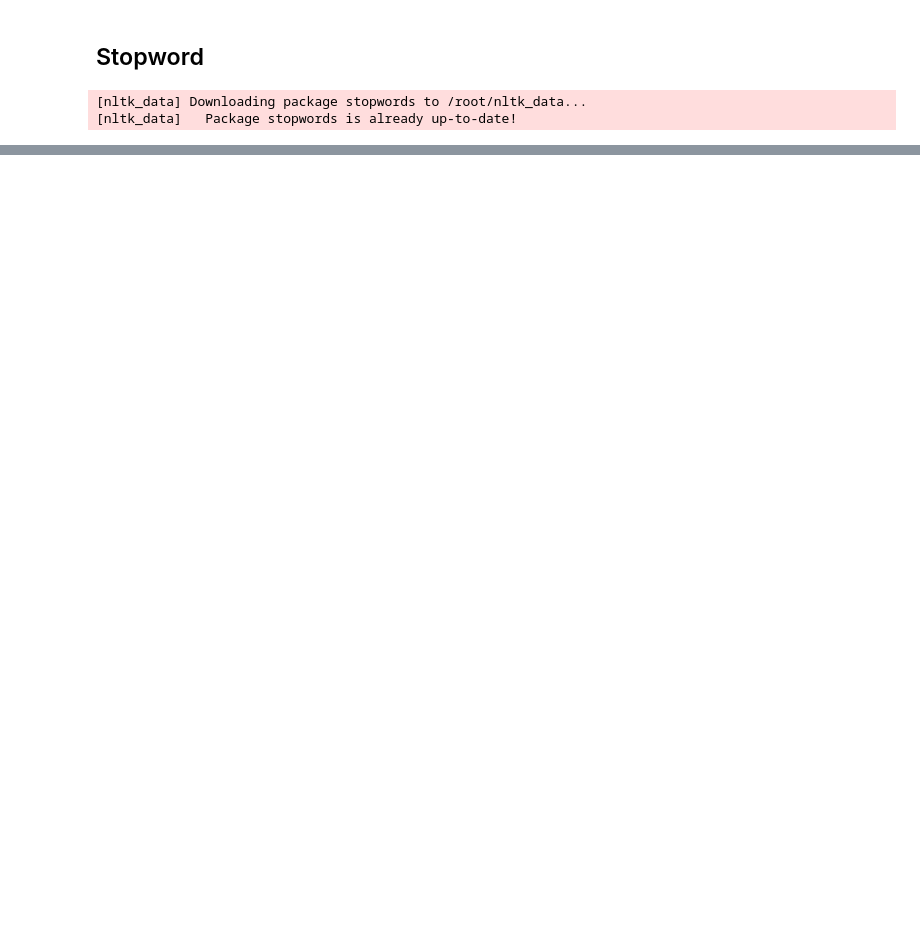
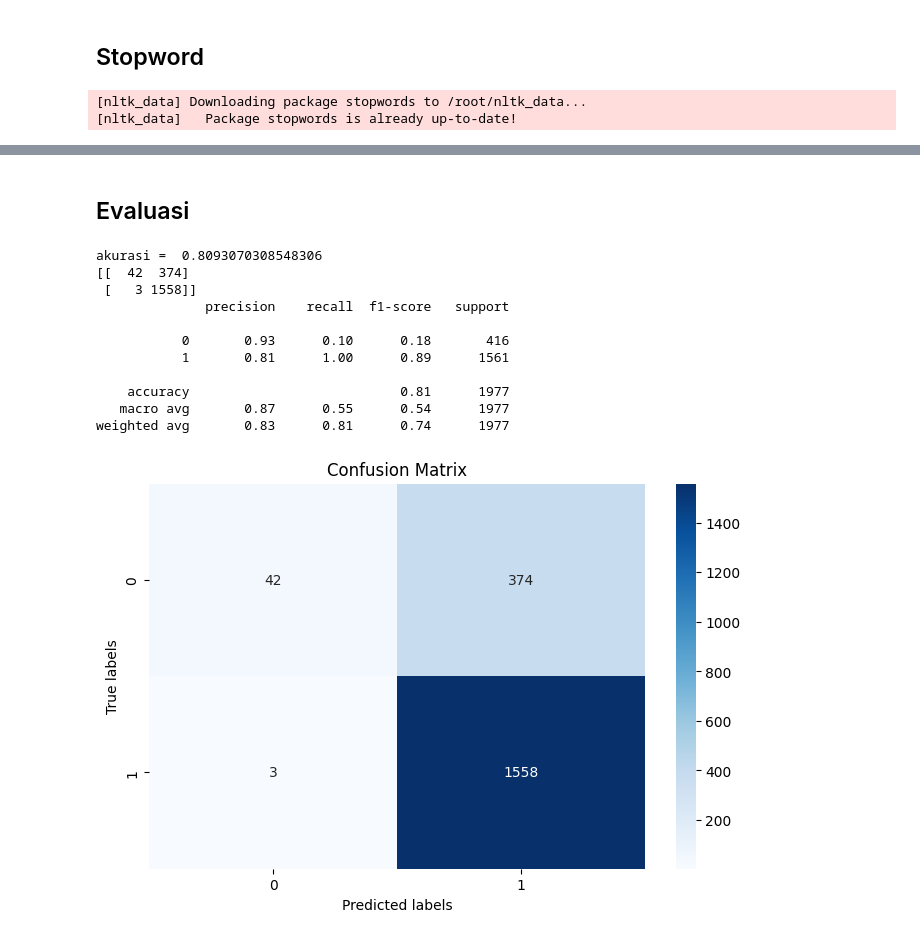
Before and after one commit to Ghifary635/Warmup_TheHack, a Jupyter notebook: NLP_Ganjar_Pranowo.ipynb, the cells around one changed output, grey strips where cells are left out. Drawn from its saved outputs; the diff is of its cells as text; code cells hidden in the pictures; blank space fills up the shorter version.

```diff
--- a/NLP_Ganjar_Pranowo.ipynb
+++ b/NLP_Ganjar_Pranowo.ipynb
@@ -122,0 +227,3 @@ plt.axis('off');
+# %%
+df['label'] = df['label'].apply(lambda x: 1 if x == 'Positive' else 0)
+df.head()
@@ -122,0 +237,40 @@ plt.axis('off');
+# %%
+X = df['Text_string']
+y = df['label']
+tfid = TfidfVectorizer()
+X_final =  tfid.fit_transform(X)
+# %%
+x_train , x_test , y_train , y_test = train_test_split(X_final , y, test_size = 0.2, random_state = 42)
+# %%
+nb = MultinomialNB()
+nb.fit(x_train,y_train)
+nb_prediction =  nb.predict(x_test)
+# %% [markdown]
+## Evaluasi
+# %%
+print("akurasi = ", accuracy_score(nb_prediction, y_test))
+print(confusion_matrix(y_test, nb_prediction))
+print(classification_report(y_test, nb_prediction))
+
+conf_matrix = confusion_matrix(y_test, nb_prediction)
+
+
+plt.figure(figsize=(8, 5))
+sns.heatmap(conf_matrix, annot=True, fmt='g', cmap='Blues')
+plt.xlabel('Predicted labels')
+plt.ylabel('True labels')
+plt.title('Confusion Matrix')
+plt.show()
+# %% [output]
+akurasi =  0.8093070308548306
+[[  42  374]
+ [   3 1558]]
+              precision    recall  f1-score   support
+
+           0       0.93      0.10      0.18       416
+           1       0.81      1.00      0.89      1561
+
+    accuracy                           0.81      1977
+   macro avg       0.87      0.55      0.54      1977
+weighted avg       0.83      0.81      0.74      1977
+[figure, added]
```
Also changed, not shown: parts of 20 cells of this notebook.
